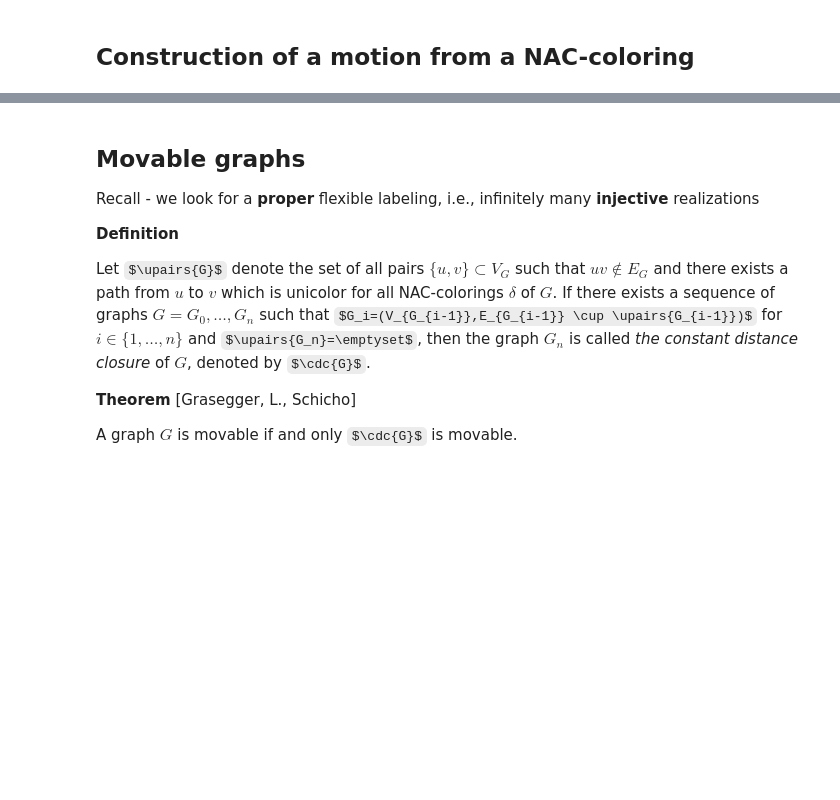
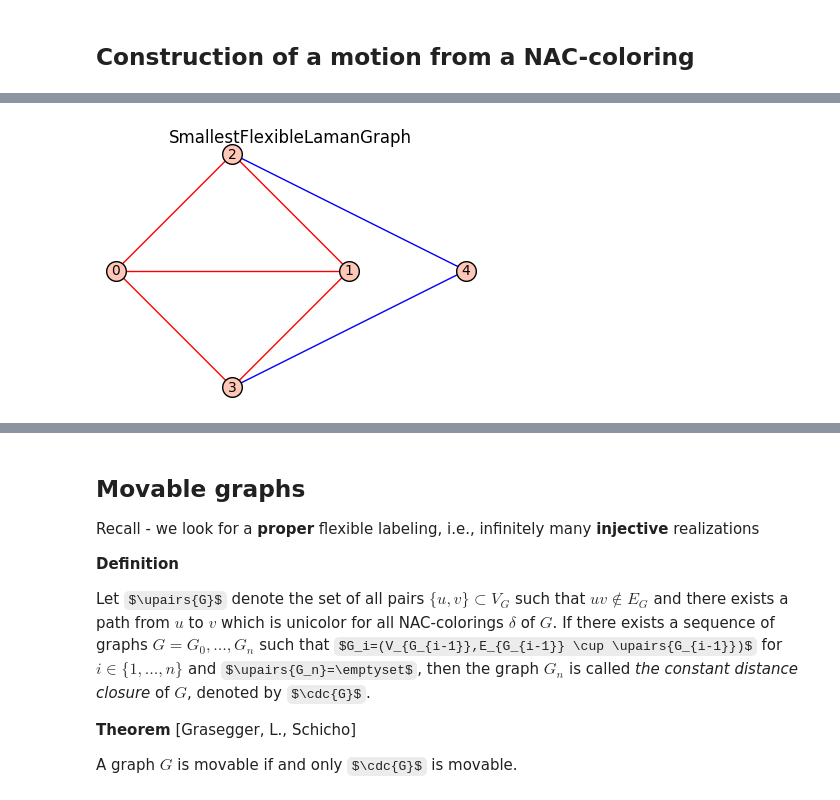
Before and after one commit to Legersky/rigid-flexible-graphs-notebooks, a Jupyter notebook: ARCADES_software_workshop_Cambridge.ipynb, the cells around one changed output, grey strips where cells are left out. Cells and saved outputs as stored; diff of their text form; code cells hidden in the pictures; some formulas as TeX source; blank space fills up the shorter version.

```diff
--- a/ARCADES_software_workshop_Cambridge.ipynb
+++ b/ARCADES_software_workshop_Cambridge.ipynb
@@ -130,5 +192,7 @@ motion_T.animation_SVG('animations/T')
 # %%
 delta = S.NAC_colorings()[0]
 delta.plot().show(figsize=[4,4])
 motion_S = GraphMotion.GridConstruction(S, delta, check=False)
-motion_S.animation_SVG('animations/S', edge_partition=[delta.red_edges(), delta.blue_edges()], colors=['red', 'blue'])
+motion_S.animation_SVG(edge_partition=[delta.red_edges(), delta.blue_edges()], colors=['red', 'blue'])
+# %% [output]
+[figure, added]
```
Also changed, not shown: parts of 31 cells of this notebook, 3 other files.
